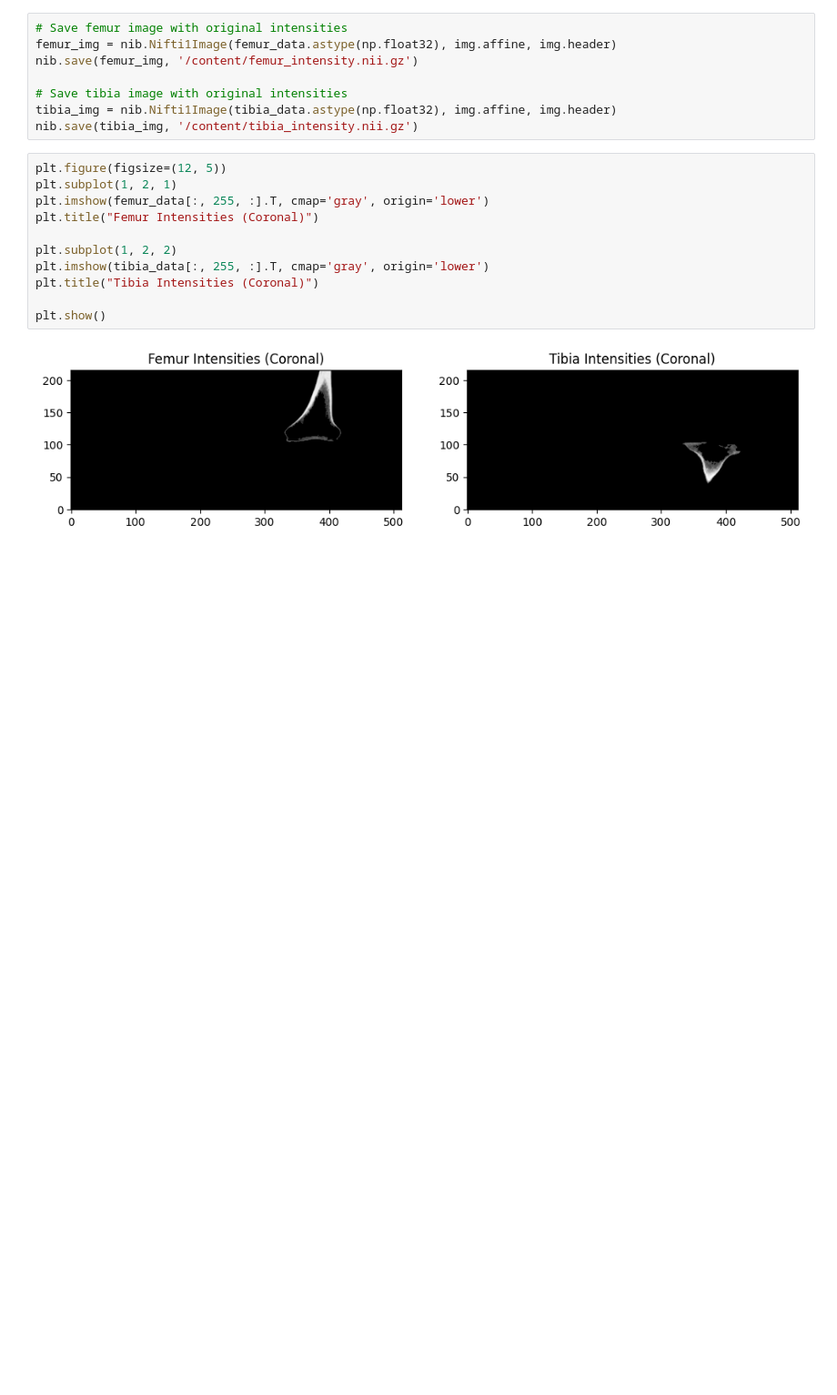
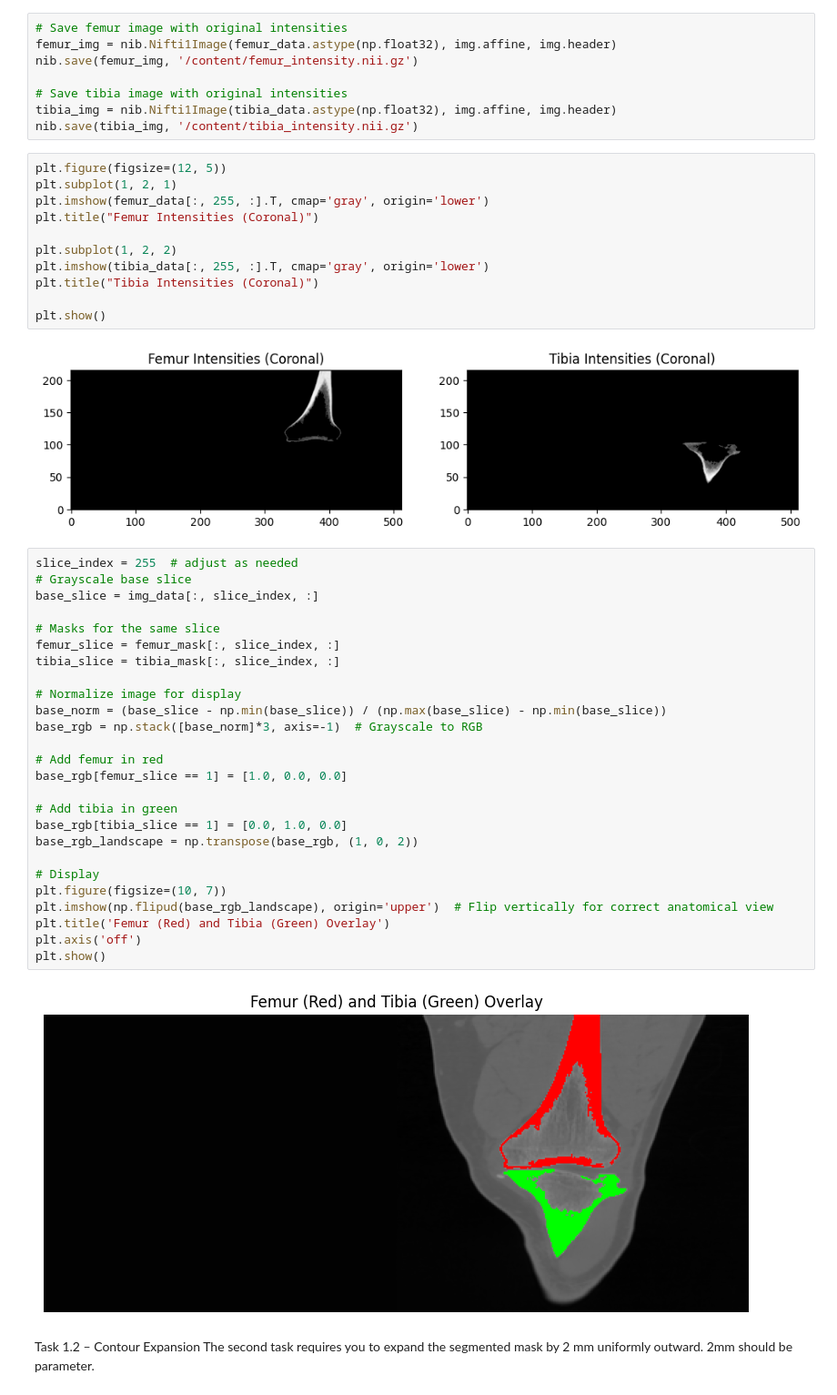
Before and after one commit to Aakriti555/Nammi-assignment, a Jupyter notebook: left_knee_Bone_Segementation.ipynb, the cells around one changed output. Shown at 91% size. Drawn from its saved outputs; the diff is of its cells as text; blank space fills up the shorter version.

```diff
--- a/left_knee_Bone_Segementation.ipynb
+++ b/left_knee_Bone_Segementation.ipynb
@@ -208,3 +212,35 @@ plt.title("Tibia Intensities (Coronal)")
 plt.show()
 # %% [output]
 [figure]
+# %%
+slice_index = 255  # adjust as needed
+# Grayscale base slice
+base_slice = img_data[:, slice_index, :]
+
+# Masks for the same slice
+femur_slice = femur_mask[:, slice_index, :]
+tibia_slice = tibia_mask[:, slice_index, :]
+
+# Normalize image for display
+base_norm = (base_slice - np.min(base_slice)) / (np.max(base_slice) - np.min(base_slice))
+base_rgb = np.stack([base_norm]*3, axis=-1)  # Grayscale to RGB
+
+# Add femur in red
+base_rgb[femur_slice == 1] = [1.0, 0.0, 0.0]
+
+# Add tibia in green
+base_rgb[tibia_slice == 1] = [0.0, 1.0, 0.0]
+base_rgb_landscape = np.transpose(base_rgb, (1, 0, 2))
+
+# Display
+plt.figure(figsize=(10, 7))
+plt.imshow(np.flipud(base_rgb_landscape), origin='upper')  # Flip vertically for correct anatomical view
+plt.title('Femur (Red) and Tibia (Green) Overlay')
+plt.axis('off')
+plt.show()
+# %% [output]
+[figure, added]
+# %% [markdown]
+Task 1.2 – Contour Expansion
+The second task requires you to expand the segmented mask by 2 mm uniformly outward. 2mm should be
+parameter.
```
Also changed, not shown: parts of 10 cells of this notebook.
